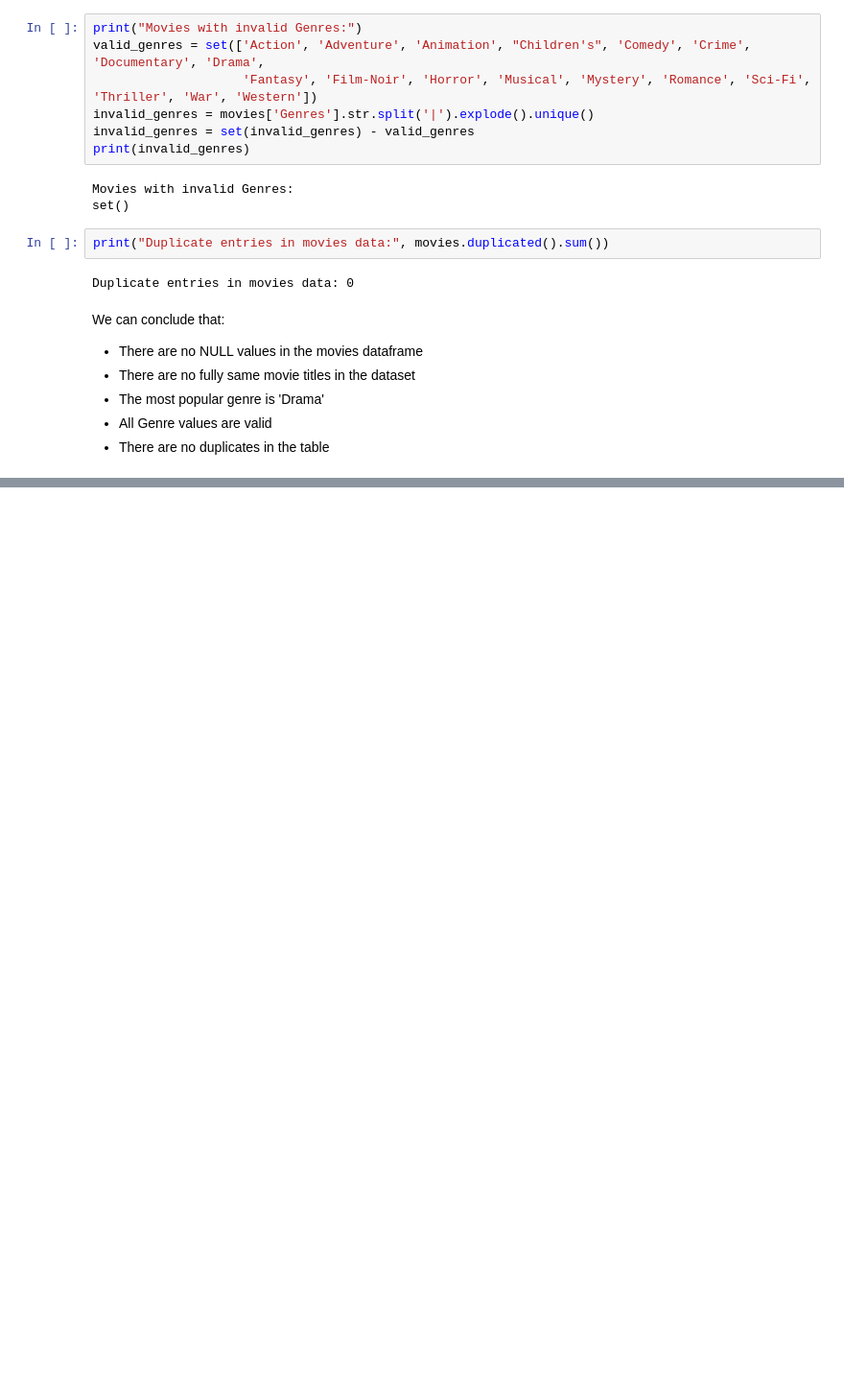
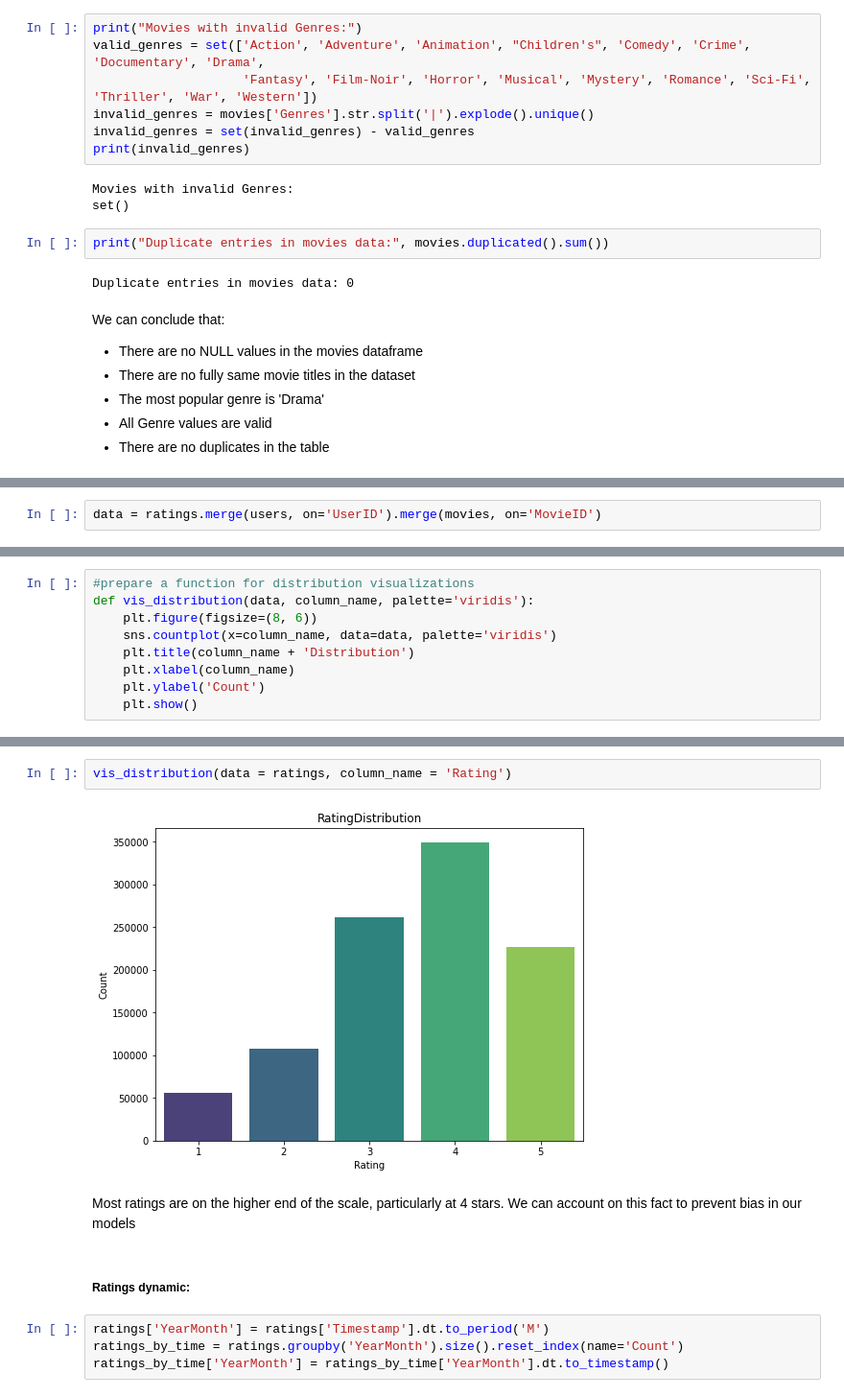
Before and after one commit to dbotuk/movie_recommender_system, a Jupyter notebook: EDA.ipynb, the cells around one changed output, grey strips where cells are left out. Shown at 96% size. Saved outputs shown, nothing was run; the diff lists cells and outputs as text; blank space fills up the shorter version.

Commit message:
Exploratory data analysis finished

```diff
--- a/EDA.ipynb
+++ b/EDA.ipynb
@@ -327,0 +295,2 @@ plt.show()
+# %%
+data = ratings.merge(users, on='UserID').merge(movies, on='MovieID')
@@ -327,0 +301,9 @@ plt.show()
+# %%
+#prepare a function for distribution visualizations
+def vis_distribution(data, column_name, palette='viridis'):
+    plt.figure(figsize=(8, 6))
+    sns.countplot(x=column_name, data=data, palette='viridis')
+    plt.title(column_name + 'Distribution')
+    plt.xlabel(column_name)
+    plt.ylabel('Count')
+    plt.show()
@@ -327,0 +319,12 @@ plt.show()
+# %%
+vis_distribution(data = ratings, column_name = 'Rating')
+# %% [output]
+[figure, added]
+# %% [markdown]
+Most ratings are on the higher end of the scale, particularly at 4 stars. We can account on this fact to prevent bias in our models
+# %% [markdown]
+##### Ratings dynamic:
+# %%
+ratings['YearMonth'] = ratings['Timestamp'].dt.to_period('M')
+ratings_by_time = ratings.groupby('YearMonth').size().reset_index(name='Count')
+ratings_by_time['YearMonth'] = ratings_by_time['YearMonth'].dt.to_timestamp()
```
Also changed, not shown: parts of 52 cells of this notebook.
